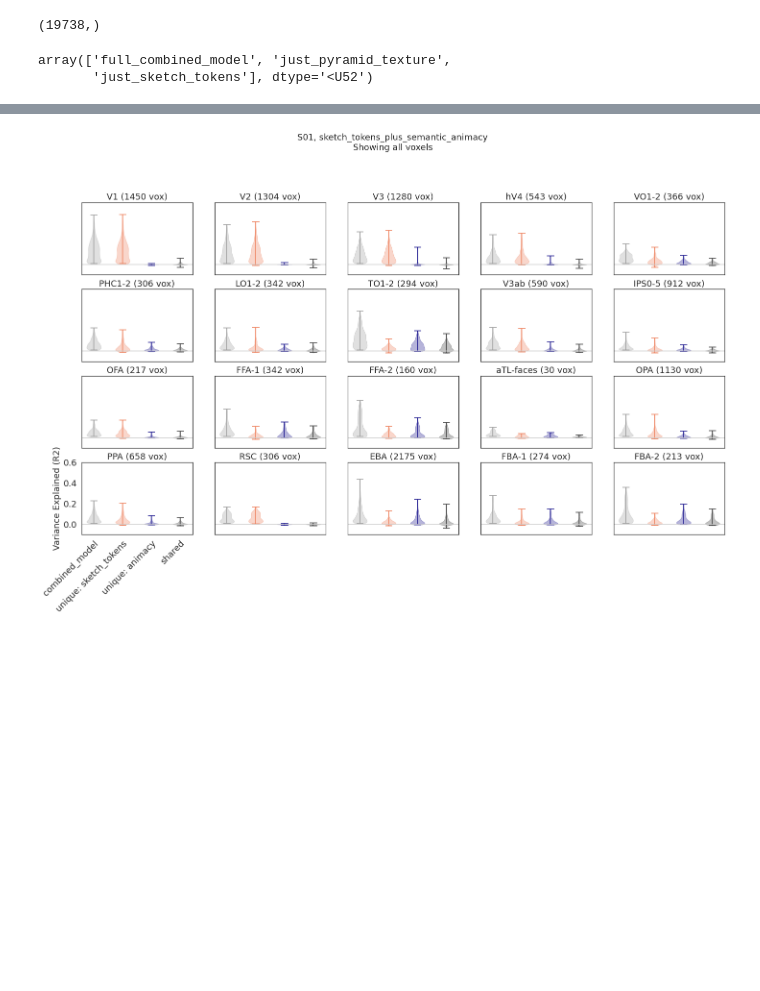
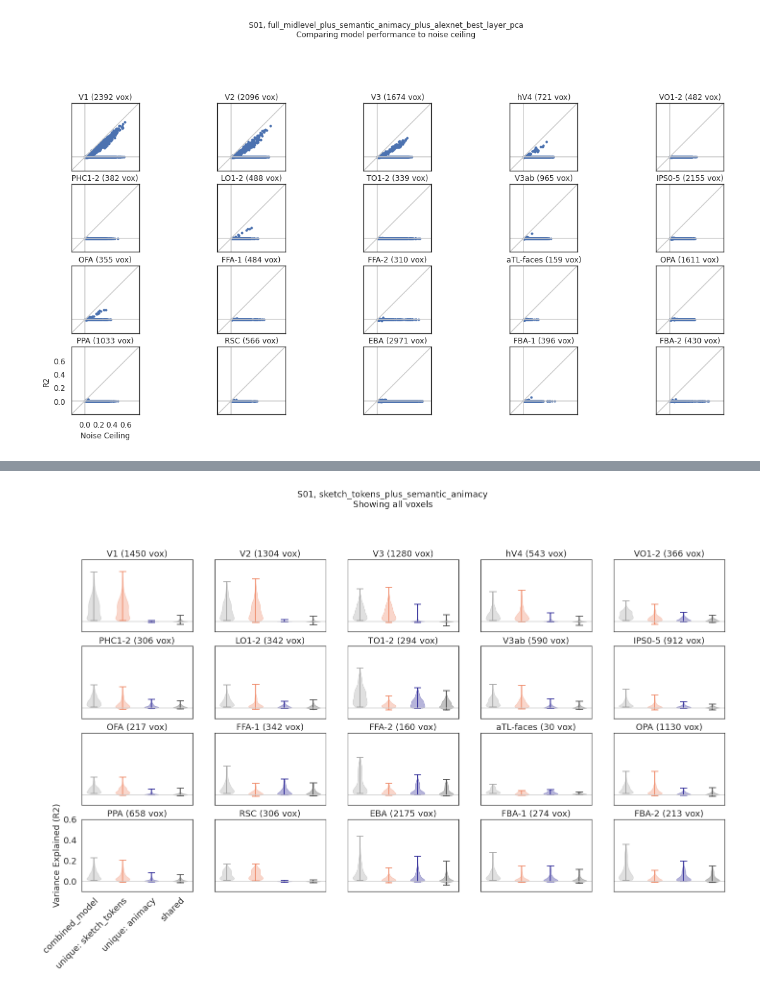
Before and after one commit to mmhenderson/modfit, a Jupyter notebook: notebooks/plot_encoding_model_fits/plot_midlevel_semantic_alexnet.ipynb, the cells around one changed output, grey strips where cells are left out. Drawn from its saved outputs; the diff is of its cells as text; code cells hidden in the pictures; blank space fills up the shorter version.

```diff
--- a/notebooks/plot_encoding_model_fits/plot_midlevel_semantic_alexnet.ipynb
+++ b/notebooks/plot_encoding_model_fits/plot_midlevel_semantic_alexnet.ipynb
@@ -29,19 +24,11 @@ best_layer = np.argmax(out_tmp['val_r2'][:,[1,3,5,7,9]], axis=1)
 subject = 1
 volume_space=True
 semantic_discrim_type = 'animacy'
+fitting_type = 'full_midlevel_plus_semantic_%s_plus_alexnet_best_layer_pca'%(semantic_discrim_type)
 
-out_list = []
-for ll in range(5):
+root = os.path.dirname(os.path.dirname(os.getcwd()))
+out, fig_save_folder = load_fits.load_fit_results(subject, volume_space, fitting_type, n_from_end=0, root=root, verbose=True);
 
-#     fitting_type = 'alexnet_Conv%d_pca_plus_semantic_animacy'%(ll+1)
-    fitting_type = 'full_midlevel_plus_semantic_%s_plus_alexnet_Conv%d_pca'%(semantic_discrim_type,ll+1)
-
-    root = os.path.dirname(os.path.dirname(os.getcwd()))
-    out, fig_save_folder = load_fits.load_fit_results(subject, volume_space, fitting_type, n_from_end=0, root=root, verbose=True);
-#     load_fits.print_output_summary(out)
-    out_list.append(out)
-
-out = None
 if not os.path.exists(fig_save_folder):
     os.makedirs(fig_save_folder)
 # %% [output]
@@ -214,9 +126,6 @@ ValueError: cannot reshape array of size 19738 into shape (81,104,83)
-# %%
-out['voxel_mask'].shape
-# %% [output]
-(19738,)
-# %%
-np.array(out['partial_version_names'])[[0,1,6]]
-# %% [output]
-array(['full_combined_model', 'just_pyramid_texture',
-       'just_sketch_tokens'], dtype='<U52')
+# %%
+plot_utils.set_all_font_sizes(fs = 12)
+summary_plots.plot_r2_vs_nc(subject, fitting_type, out, roi_def=roi_def, skip_inds=skip_inds, \
+                            fig_save_folder=fig_save_folder,axlims = [-0.2, 0.8])
+# %% [output]
+[figure, added]
```
Also changed, not shown: parts of 13 cells of this notebook, 5 other files.
